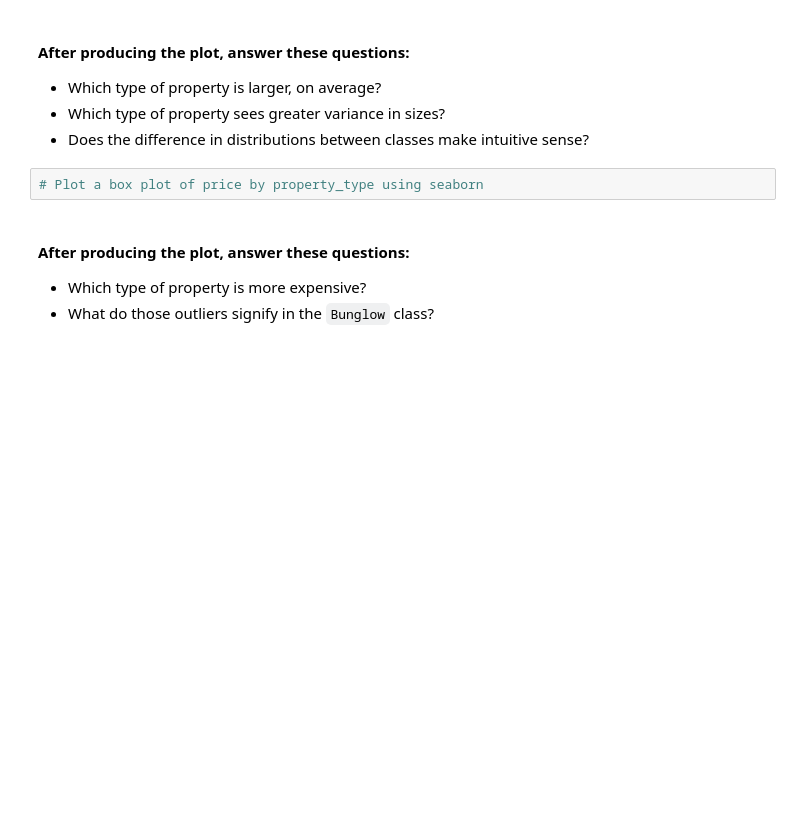
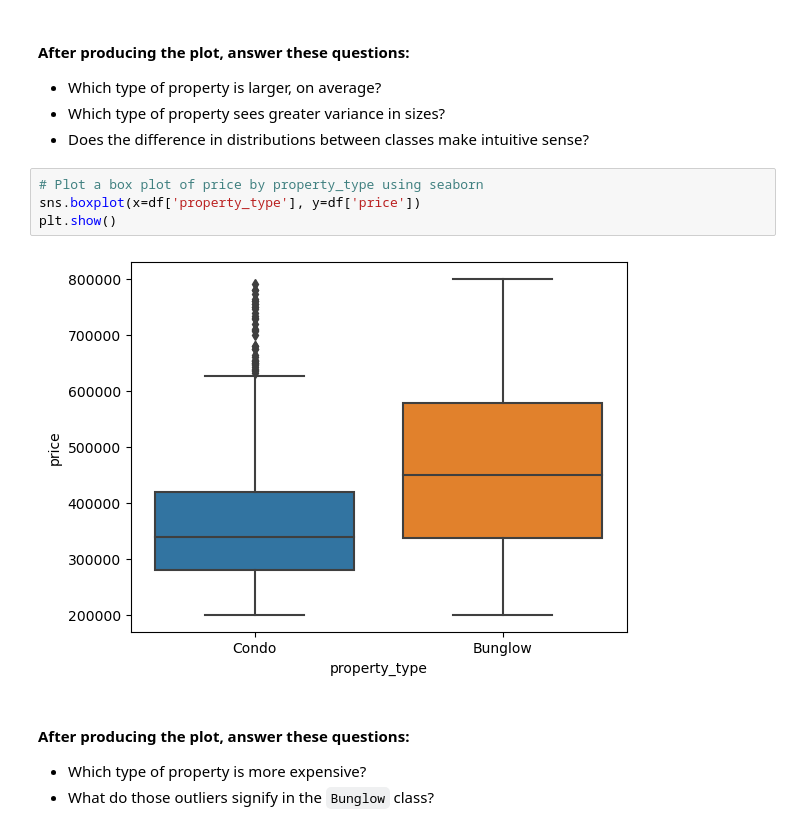
Before and after one commit to MatthewDurocher/bus0007, a Jupyter notebook: labs/lab4/EDA.ipynb, the cells around one changed output. Drawn from its saved outputs; the diff is of its cells as text; blank space fills up the shorter version.

```diff
--- a/labs/lab4/EDA.ipynb
+++ b/labs/lab4/EDA.ipynb
@@ -150,6 +209,10 @@ Segmentations are powerful ways to cut the data to observe the relationship betw
 * Does the difference in distributions between classes make intuitive sense?
 # %%
 # Plot a box plot of price by property_type using seaborn
+sns.boxplot(x=df['property_type'], y=df['price'])
+plt.show()
+# %% [output]
+[figure, added]
 # %% [markdown]
 #### After producing the plot, answer these questions:
 * Which type of property is more expensive?
```
Also changed, not shown: parts of 14 cells of this notebook.
